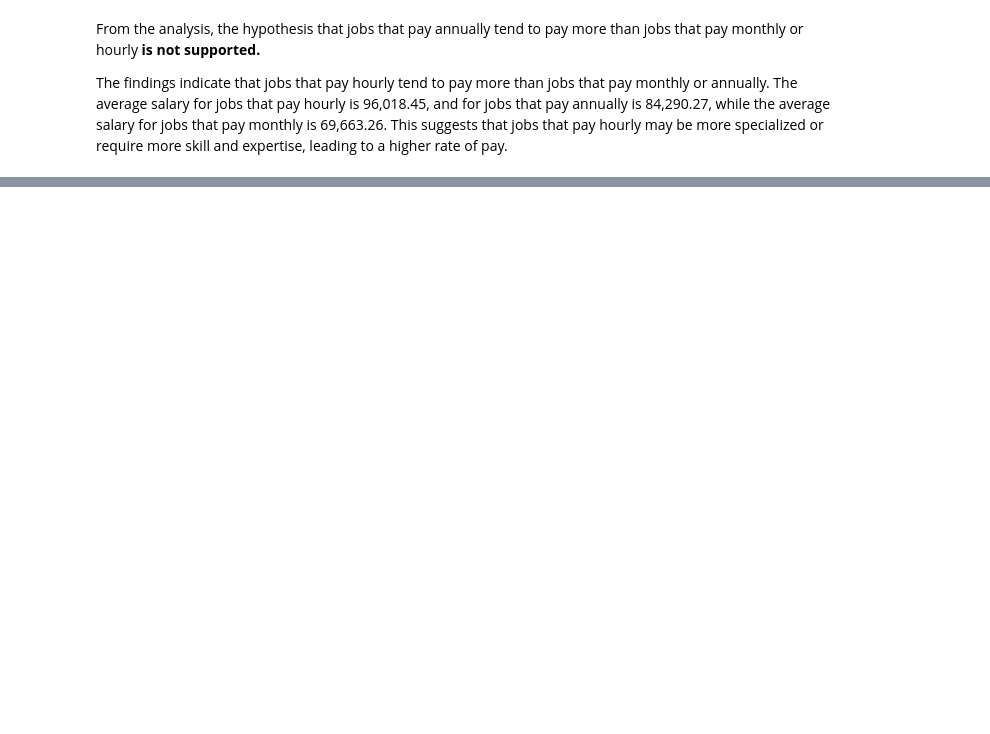
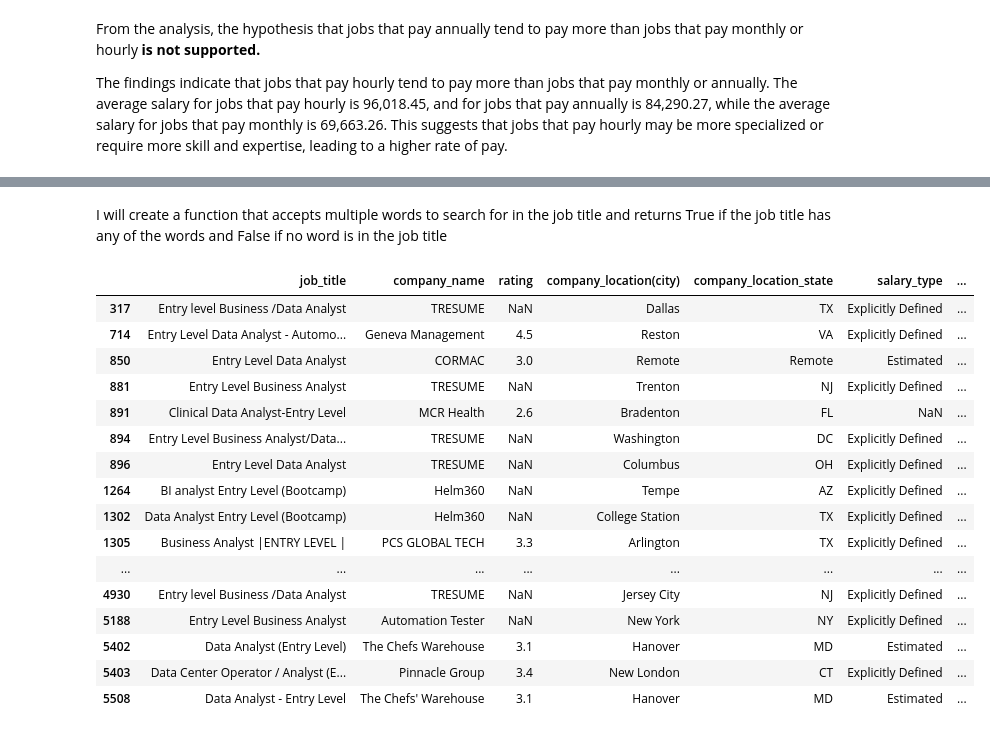
Before and after one commit to Derrick-Mulwa/SimplyHired-Job-Salary-Analysis, a Jupyter notebook: main.ipynb, the cells around one changed output, grey strips where cells are left out. Saved outputs shown, nothing was run; the diff lists cells and outputs as text; code cells hidden in the pictures; blank space fills up the shorter version.

```diff
--- a/main.ipynb
+++ b/main.ipynb
@@ -1200,0 +1210,3 @@ The findings indicate that jobs that pay hourly tend to pay more than jobs that
+# %%
+roles = df.copy()
+roles
@@ -1200,0 +1227,36 @@ The findings indicate that jobs that pay hourly tend to pay more than jobs that
+# %% [markdown]
+I will create a function that accepts multiple words to search for in the job title and returns True if the job title has any of the words and False if no word is in the job title
+# %%
+def get_role(job_title, words_to_search):
+    found_match = False
+    for word_to_search in words_to_search:
+        match = job_title.lower().find(word_to_search)
+        if match != -1:
+            found_match = True
+
+    return found_match
+# %%
+junior_roles = roles.job_title.apply(lambda x: get_role(x, ["entry level", "Entry-level", "Jr", "Junior"]))
+senior_roles = roles.job_title.apply(lambda x: get_role(x, ["senior"]))
+
+junior_roles_df = roles.loc[junior_roles]
+senior_roles_df = roles.loc[senior_roles]
+junior_roles_df
+# %% [output]
+|  | job_title | company_name | rating | company_location(city) | company_location_state | salary_type | ... |
+| 317 | Entry level Business /Data Analyst | TRESUME | NaN | Dallas | TX | Explicitly Defined | ... |
+| 714 | Entry Level Data Analyst - Automo... | Geneva Management | 4.5 | Reston | VA | Explicitly Defined | ... |
+| 850 | Entry Level Data Analyst | CORMAC | 3.0 | Remote | Remote | Estimated | ... |
+| 881 | Entry Level Business Analyst | TRESUME | NaN | Trenton | NJ | Explicitly Defined | ... |
+| 891 | Clinical Data Analyst-Entry Level | MCR Health | 2.6 | Bradenton | FL | NaN | ... |
+| 894 | Entry Level Business Analyst/Data... | TRESUME | NaN | Washington | DC | Explicitly Defined | ... |
+| 896 | Entry Level Data Analyst | TRESUME | NaN | Columbus | OH | Explicitly Defined | ... |
+| 1264 | BI analyst Entry Level (Bootcamp) | Helm360 | NaN | Tempe | AZ | Explicitly Defined | ... |
+| 1302 | Data Analyst Entry Level (Bootcamp) | Helm360 | NaN | College Station | TX | Explicitly Defined | ... |
+| 1305 | Business Analyst |ENTRY LEVEL | | PCS GLOBAL TECH | 3.3 | Arlington | TX | Explicitly Defined | ... |
+| ... | ... | ... | ... | ... | ... | ... | ... |
+| 4930 | Entry level Business /Data Analyst | TRESUME | NaN | Jersey City | NJ | Explicitly Defined | ... |
+| 5188 | Entry Level Business Analyst | Automation Tester | NaN | New York | NY | Explicitly Defined | ... |
+| 5402 | Data Analyst (Entry Level) | The Chefs Warehouse | 3.1 | Hanover | MD | Estimated | ... |
+| 5403 | Data Center Operator / Analyst (E... | Pinnacle Group | 3.4 | New London | CT | Explicitly Defined | ... |
+| 5508 | Data Analyst - Entry Level | The Chefs' Warehouse | 3.1 | Hanover | MD | Estimated | ... |
```
Also changed, not shown: parts of 12 cells of this notebook.
